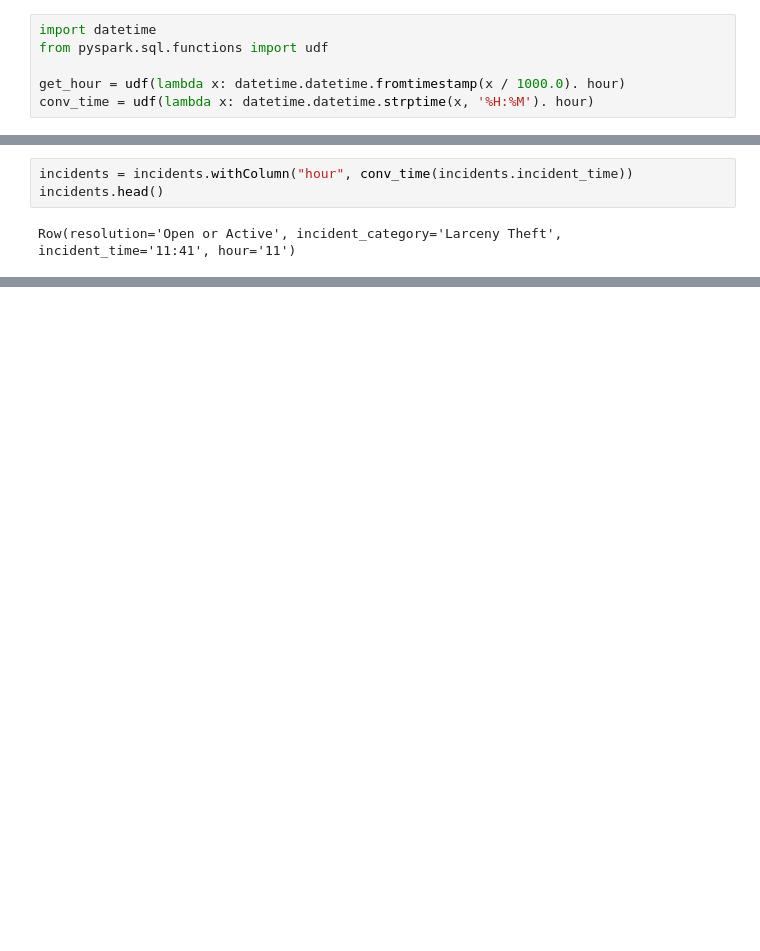
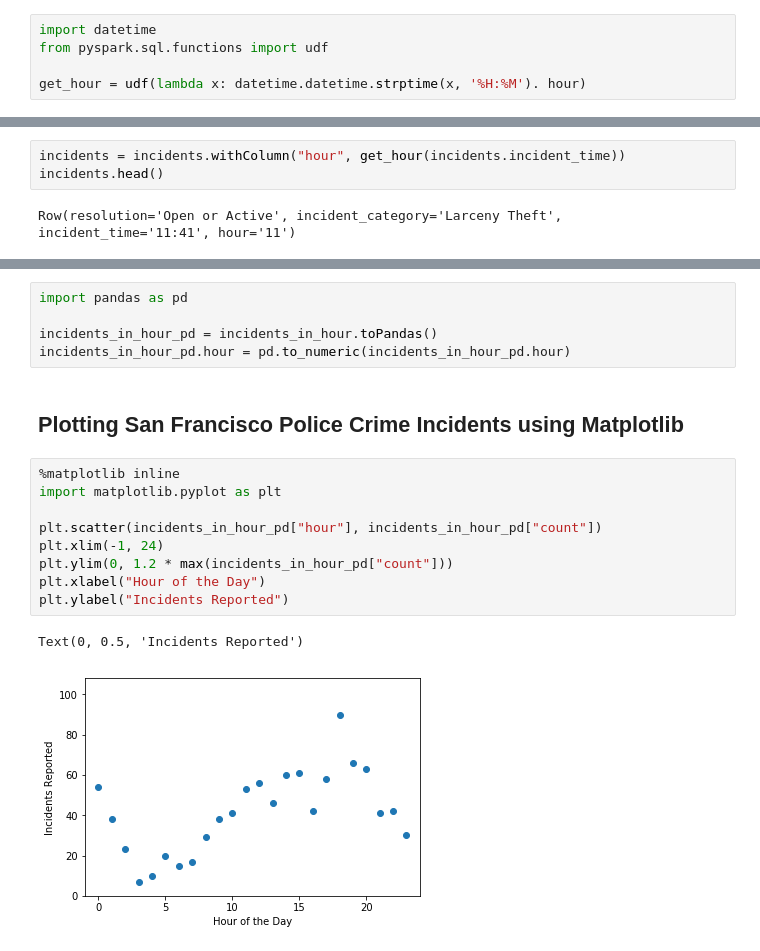
Before and after one commit to ovalerio/solve_nleq, a Jupyter notebook: Generating a Word Cloud of Police Incident Reports.ipynb, the cells around one changed output, grey strips where cells are left out. Saved outputs shown, nothing was run; the diff lists cells and outputs as text; blank space fills up the shorter version.

Commit message:
Adding Jupyter Notebook about World Cloud Visualization with Jupyter and Spark

```diff
--- a/Generating a Word Cloud of Police Incident Reports.ipynb
+++ b/Generating a Word Cloud of Police Incident Reports.ipynb
@@ -258,8 +249,7 @@ First start by defining a function to extract the hour of the day from the incid
 import datetime
 from pyspark.sql.functions import udf
 
-get_hour = udf(lambda x: datetime.datetime.fromtimestamp(x / 1000.0). hour)
-conv_time = udf(lambda x: datetime.datetime.strptime(x, '%H:%M'). hour)
+get_hour = udf(lambda x: datetime.datetime.strptime(x, '%H:%M'). hour)
 # %%
 incidents.head()
 # %% [output]
@@ -267,5 +270,5 @@ Row(resolution='Open or Active', incident_category='Larceny Theft', incident_tim
 # %%
-incidents = incidents.withColumn("hour", conv_time(incidents.incident_time))
+incidents = incidents.withColumn("hour", get_hour(incidents.incident_time))
 incidents.head()
 # %% [output]
 Row(resolution='Open or Active', incident_category='Larceny Theft', incident_time='11:41', hour='11')
@@ -292,0 +304,19 @@ only showing top 20 rows
+# %%
+import pandas as pd
+
+incidents_in_hour_pd = incidents_in_hour.toPandas()
+incidents_in_hour_pd.hour = pd.to_numeric(incidents_in_hour_pd.hour)
+# %% [markdown]
+## Plotting San Francisco Police Crime Incidents using Matplotlib
+# %%
+%matplotlib inline
+import matplotlib.pyplot as plt
+
+plt.scatter(incidents_in_hour_pd["hour"], incidents_in_hour_pd["count"])
+plt.xlim(-1, 24)
+plt.ylim(0, 1.2 * max(incidents_in_hour_pd["count"]))
+plt.xlabel("Hour of the Day")
+plt.ylabel("Incidents Reported")
+# %% [output]
+Text(0, 0.5, 'Incidents Reported')
+[figure, added]
```
Also changed, not shown: parts of 45 cells of this notebook, 4 other files.
